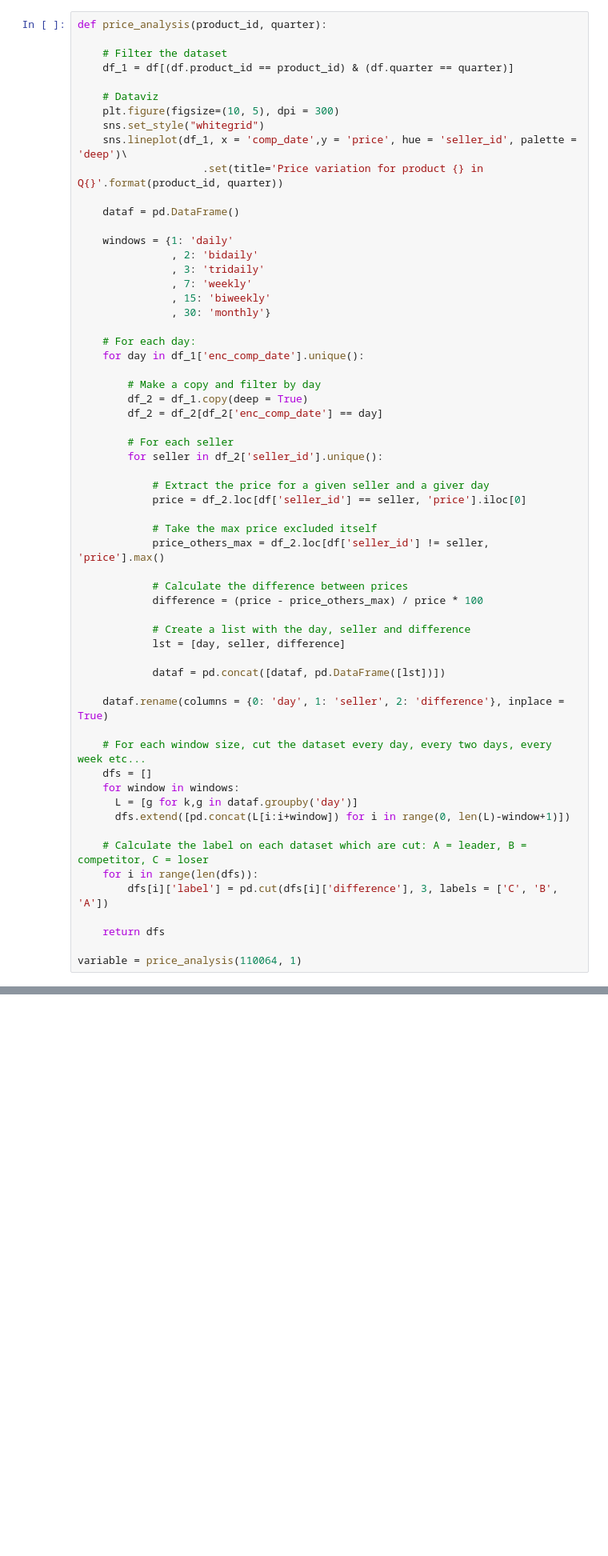
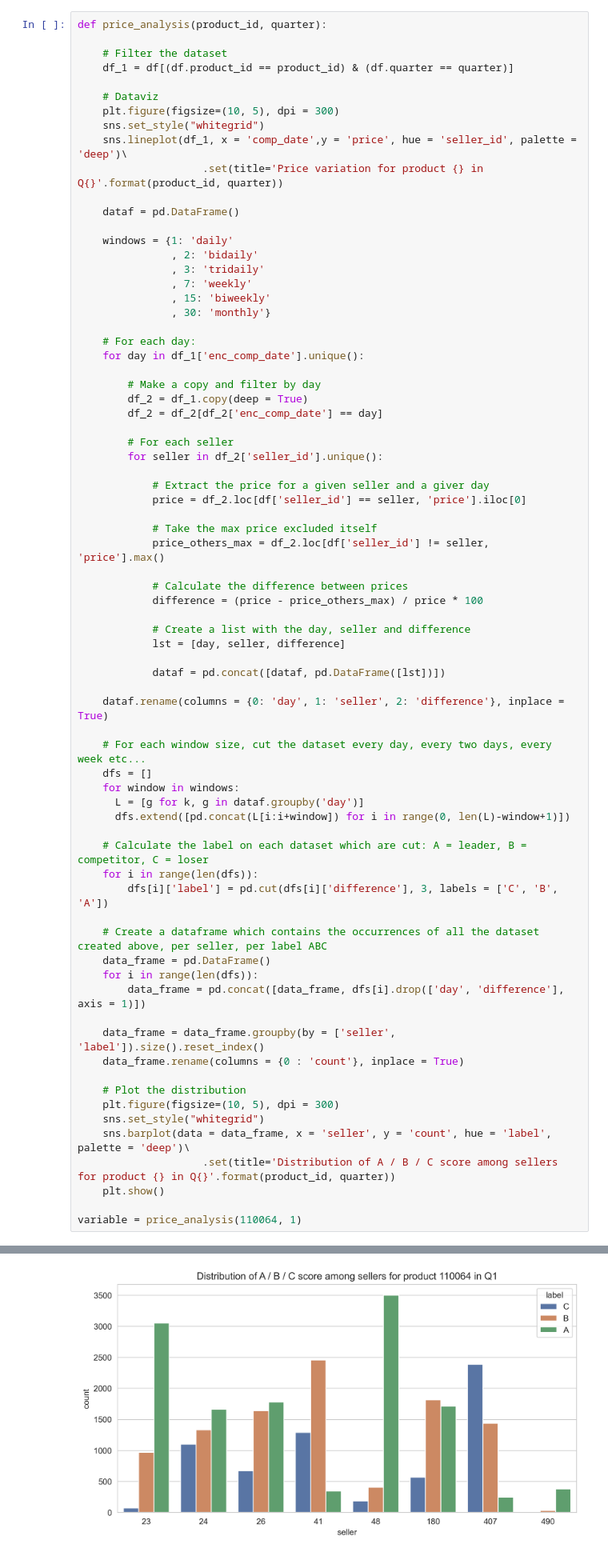
Before and after one commit to vincenzojrs/Alkemy-Spark-Project, a Jupyter notebook: price_analysis/price_analysis.ipynb, the cells around one changed output, grey strips where cells are left out. Shown at 80% size. Drawn from its saved outputs; the diff is of its cells as text; blank space fills up the shorter version.

```diff
--- a/price_analysis/price_analysis.ipynb
+++ b/price_analysis/price_analysis.ipynb
@@ -50,32 +50,46 @@ def price_analysis(product_id, quarter):
 
             # Extract the price for a given seller and a giver day
             price = df_2.loc[df['seller_id'] == seller, 'price'].iloc[0]
 
             # Take the max price excluded itself
             price_others_max = df_2.loc[df['seller_id'] != seller, 'price'].max()
 
             # Calculate the difference between prices
             difference = (price - price_others_max) / price * 100
 
             # Create a list with the day, seller and difference
             lst = [day, seller, difference]
 
             dataf = pd.concat([dataf, pd.DataFrame([lst])])
 
     dataf.rename(columns = {0: 'day', 1: 'seller', 2: 'difference'}, inplace = True)
 
     # For each window size, cut the dataset every day, every two days, every week etc...
     dfs = []
     for window in windows:
-      L = [g for k,g in dataf.groupby('day')]
+      L = [g for k, g in dataf.groupby('day')]
       dfs.extend([pd.concat(L[i:i+window]) for i in range(0, len(L)-window+1)])
 
     # Calculate the label on each dataset which are cut: A = leader, B = competitor, C = loser
     for i in range(len(dfs)):
         dfs[i]['label'] = pd.cut(dfs[i]['difference'], 3, labels = ['C', 'B', 'A'])
 
-    return dfs
+    # Create a dataframe which contains the occurrences of all the dataset created above, per seller, per label ABC
+    data_frame = pd.DataFrame()
+    for i in range(len(dfs)):
+        data_frame = pd.concat([data_frame, dfs[i].drop(['day', 'difference'], axis = 1)])
+
+    data_frame = data_frame.groupby(by = ['seller', 'label']).size().reset_index()
+    data_frame.rename(columns = {0 : 'count'}, inplace = True)
+
+    # Plot the distribution
+    plt.figure(figsize=(10, 5), dpi = 300)
+    sns.set_style("whitegrid")
+    sns.barplot(data = data_frame, x = 'seller', y = 'count', hue = 'label', palette = 'deep')\
+                    .set(title='Distribution of A / B / C score among sellers for product {} in Q{}'.format(product_id, quarter))
+    plt.show()
 
 variable = price_analysis(110064, 1)
 # %% [output]
 [figure]
+[figure, added]
```
Also changed, not shown: parts of 1 cell of this notebook.
